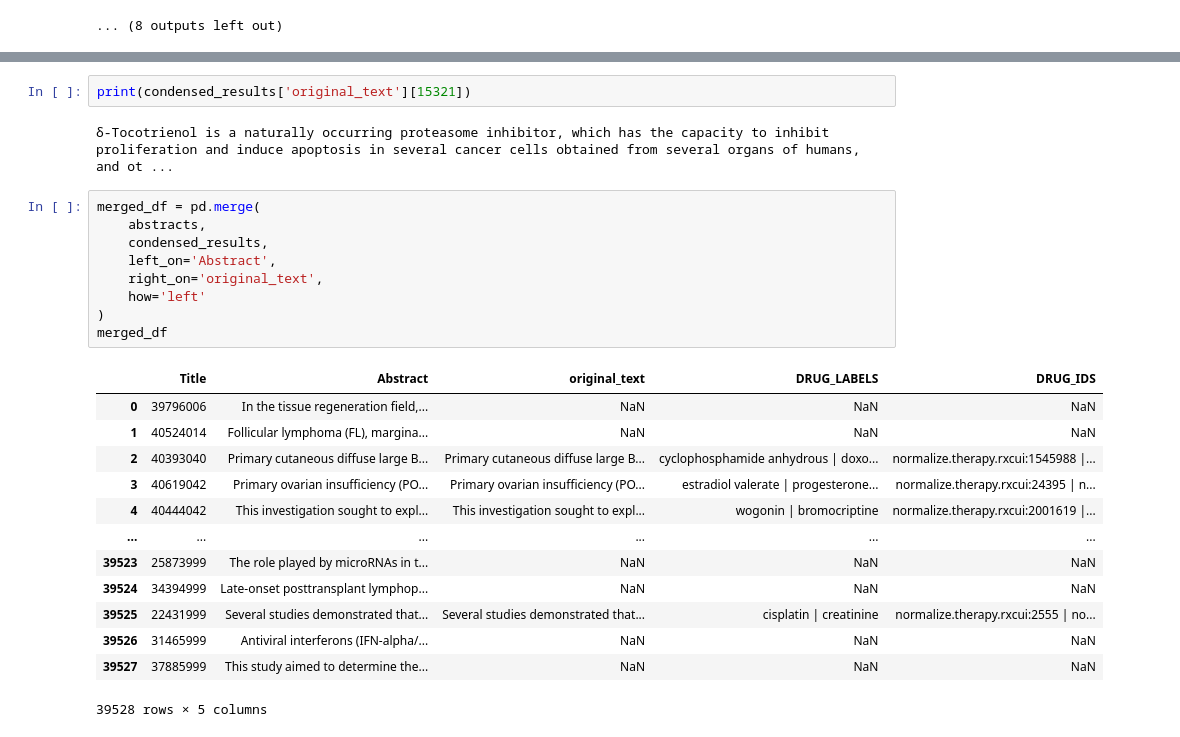
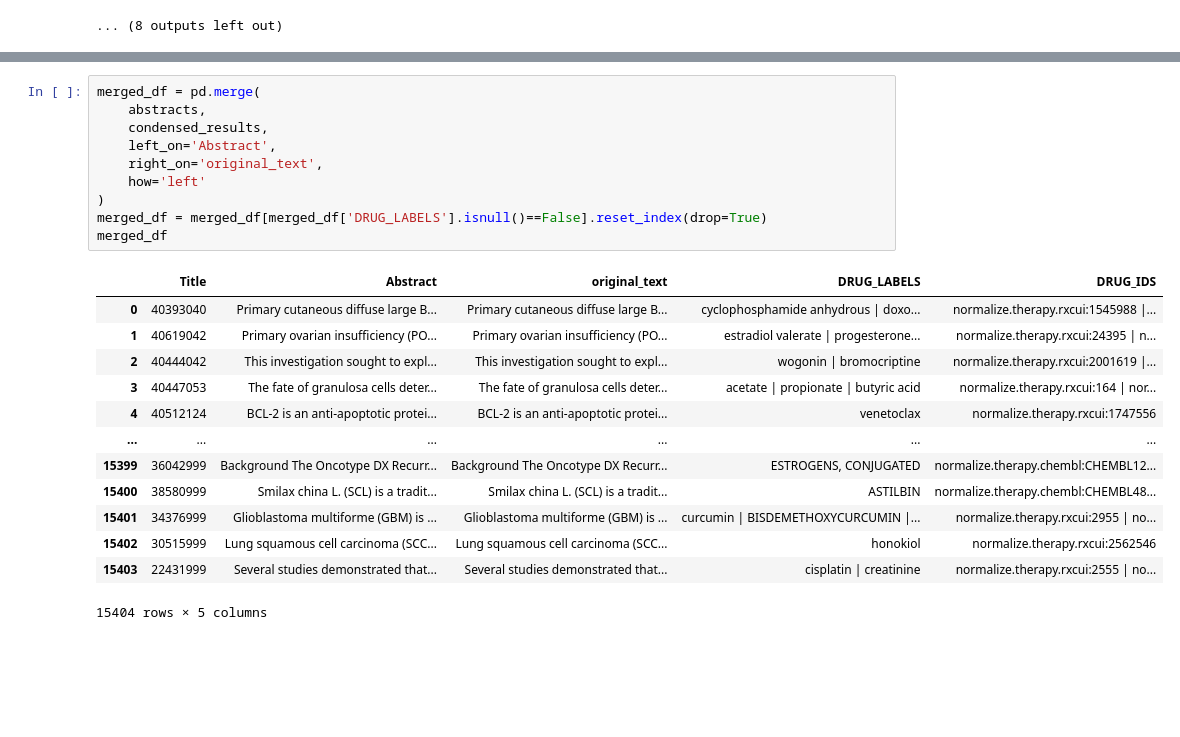
Before and after one commit to mcannon068nw/clinical-score-2, a Jupyter notebook: research/example-4.ipynb, the cells around one changed output, grey strips where cells are left out. Cells and saved outputs as stored; diff of their text form; blank space fills up the shorter version.

```diff
--- a/research/example-4.ipynb
+++ b/research/example-4.ipynb
@@ -197,30 +158,27 @@ condensed_results
 | 15323 | • To investigate the role that ox... | streptozocin | glutathione | oxygen | normalize.therapy.rxcui:10114 | n... |
 | 15324 | OBJECTIVE: The study evaluated th... | anhydrous dextrose | fructose | s... | normalize.therapy.rxcui:349730 | ... |
 15325 rows × 3 columns
-# %%
-print(condensed_results['original_text'][15321])
-# %% [output]
-δ-Tocotrienol is a naturally occurring proteasome inhibitor, which has the capacity to inhibit proliferation and induce apoptosis in several cancer cells obtained from several organs of humans, and ot ...
 # %%
 merged_df = pd.merge(
     abstracts,
     condensed_results,
     left_on='Abstract',
     right_on='original_text',
     how='left'
 )
+merged_df = merged_df[merged_df['DRUG_LABELS'].isnull()==False].reset_index(drop=True)
 merged_df
 # %% [output]
 |  | Title | Abstract | original_text | DRUG_LABELS | DRUG_IDS |
-| 0 | 39796006 | In the tissue regeneration field,... | NaN | NaN | NaN |
-| 1 | 40524014 | Follicular lymphoma (FL), margina... | NaN | NaN | NaN |
-| 2 | 40393040 | Primary cutaneous diffuse large B... | Primary cutaneous diffuse large B... | cyclophosphamide anhydrous | doxo... | normalize.therapy.rxcui:1545988 |... |
-| 3 | 40619042 | Primary ovarian insufficiency (PO... | Primary ovarian insufficiency (PO... | estradiol valerate | progesterone... | normalize.therapy.rxcui:24395 | n... |
-| 4 | 40444042 | This investigation sought to expl... | This investigation sought to expl... | wogonin | bromocriptine | normalize.therapy.rxcui:2001619 |... |
+| 0 | 40393040 | Primary cutaneous diffuse large B... | Primary cutaneous diffuse large B... | cyclophosphamide anhydrous | doxo... | normalize.therapy.rxcui:1545988 |... |
+| 1 | 40619042 | Primary ovarian insufficiency (PO... | Primary ovarian insufficiency (PO... | estradiol valerate | progesterone... | normalize.therapy.rxcui:24395 | n... |
+| 2 | 40444042 | This investigation sought to expl... | This investigation sought to expl... | wogonin | bromocriptine | normalize.therapy.rxcui:2001619 |... |
+| 3 | 40447053 | The fate of granulosa cells deter... | The fate of granulosa cells deter... | acetate | propionate | butyric acid | normalize.therapy.rxcui:164 | nor... |
+| 4 | 40512124 | BCL-2 is an anti-apoptotic protei... | BCL-2 is an anti-apoptotic protei... | venetoclax | normalize.therapy.rxcui:1747556 |
 | ... | ... | ... | ... | ... | ... |
-| 39523 | 25873999 | The role played by microRNAs in t... | NaN | NaN | NaN |
-| 39524 | 34394999 | Late-onset posttransplant lymphop... | NaN | NaN | NaN |
-| 39525 | 22431999 | Several studies demonstrated that... | Several studies demonstrated that... | cisplatin | creatinine | normalize.therapy.rxcui:2555 | no... |
-| 39526 | 31465999 | Antiviral interferons (IFN-alpha/... | NaN | NaN | NaN |
-| 39527 | 37885999 | This study aimed to determine the... | NaN | NaN | NaN |
+| 15399 | 36042999 | Background The Oncotype DX Recurr... | Background The Oncotype DX Recurr... | ESTROGENS, CONJUGATED | normalize.therapy.chembl:CHEMBL12... |
+| 15400 | 38580999 | Smilax china L. (SCL) is a tradit... | Smilax china L. (SCL) is a tradit... | ASTILBIN | normalize.therapy.chembl:CHEMBL48... |
+| 15401 | 34376999 | Glioblastoma multiforme (GBM) is ... | Glioblastoma multiforme (GBM) is ... | curcumin | BISDEMETHOXYCURCUMIN |... | normalize.therapy.rxcui:2955 | no... |
+| 15402 | 30515999 | Lung squamous cell carcinoma (SCC... | Lung squamous cell carcinoma (SCC... | honokiol | normalize.therapy.rxcui:2562546 |
+| 15403 | 22431999 | Several studies demonstrated that... | Several studies demonstrated that... | cisplatin | creatinine | normalize.therapy.rxcui:2555 | no... |
-39528 rows × 5 columns
+15404 rows × 5 columns
```
Also changed, not shown: parts of 8 cells of this notebook.
